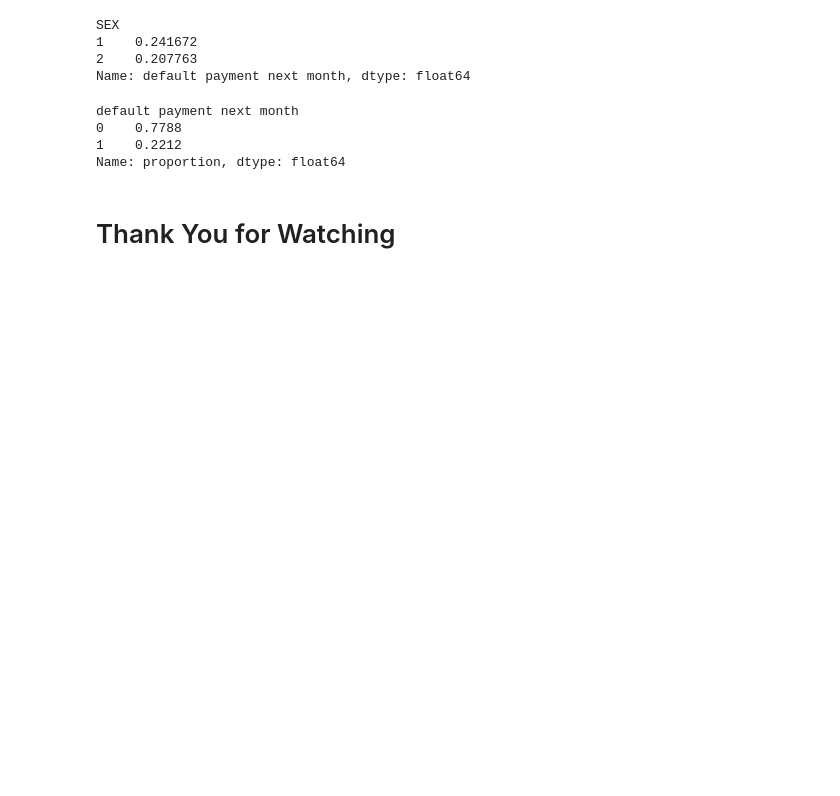
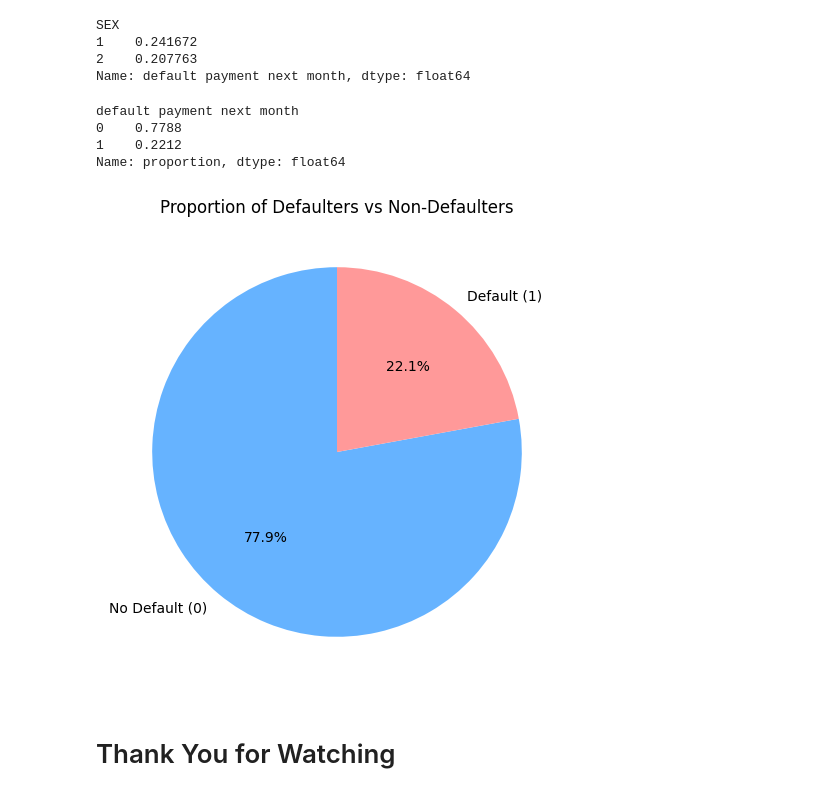
Before and after one commit to amitsingh2022/credit-risk-prediction, a Jupyter notebook: notebooks/EDA.ipynb, the cells around one changed output. Saved outputs shown, nothing was run; the diff lists cells and outputs as text; code cells hidden in the pictures; blank space fills up the shorter version.

```diff
--- a/notebooks/EDA.ipynb
+++ b/notebooks/EDA.ipynb
@@ -252,5 +252,15 @@ default payment next month
 0    0.7788
 1    0.2212
 Name: proportion, dtype: float64
+# %%
+counts = df['default payment next month'].value_counts()
+labels = ['No Default (0)', 'Default (1)']
+
+plt.figure(figsize=(6,6))
+plt.pie(counts, labels=labels, autopct='%1.1f%%', startangle=90, colors=["#66b3ff","#ff9999"])
+plt.title("Proportion of Defaulters vs Non-Defaulters")
+plt.show()
+# %% [output]
+[figure, added]
 # %% [markdown]
 # Thank You for Watching
```
Also changed, not shown: parts of 1 cell of this notebook, 1 other file.
